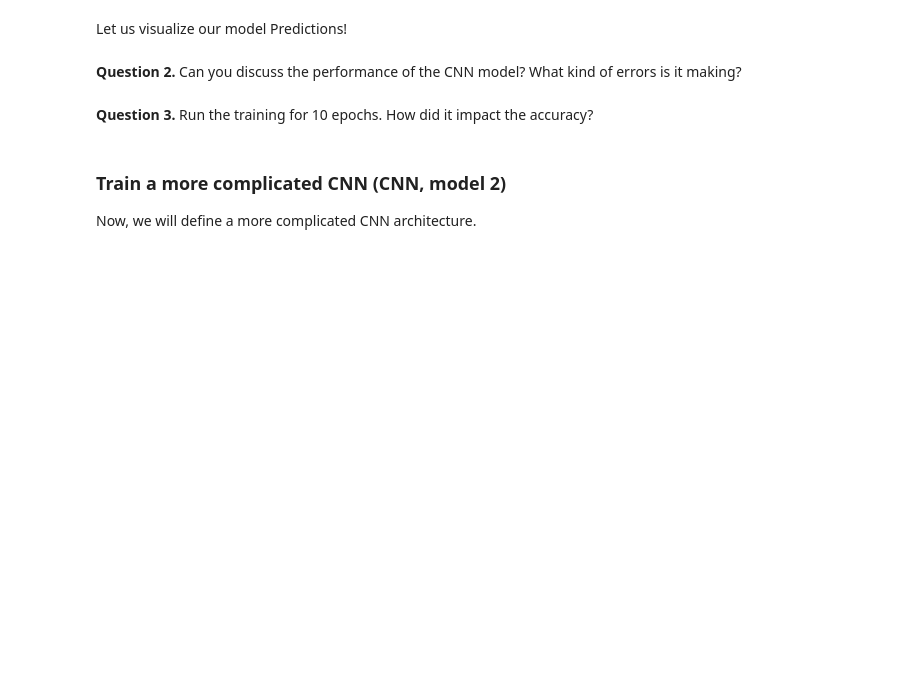
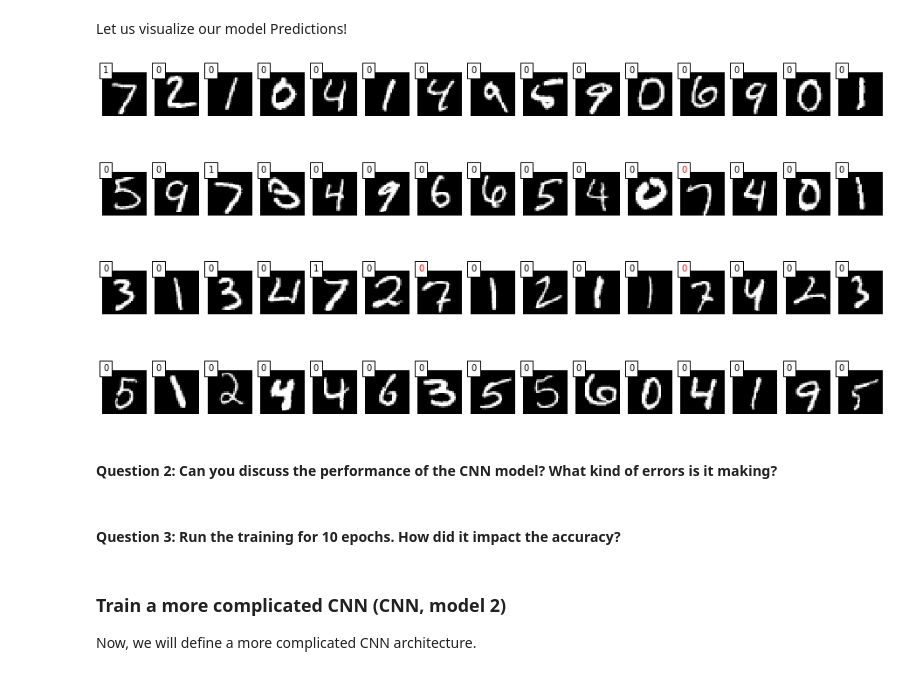
Before and after one commit to cis3715-temple-2020/cis3715-temple-2020.github.io, a Jupyter notebook: Lab8/CIS3715 (Temple - Spring 2020) Lab8-1.ipynb, the cells around one changed output. Saved outputs shown, nothing was run; the diff lists cells and outputs as text; code cells hidden in the pictures; blank space fills up the shorter version.

```diff
--- a/Lab8/CIS3715 (Temple - Spring 2020) Lab8-1.ipynb
+++ b/Lab8/CIS3715 (Temple - Spring 2020) Lab8-1.ipynb
@@ -131,7 +160,7 @@ np.random.seed(1)  # for reproducibilty!!
 # The subset is composed of all the examples where the digit is 7, and 20,000 examples are not 7.
 sevens = np.where(y_train == 7)[0].tolist()
 not_sevens = np.where(y_train != 7)[0].tolist()
-num_keepers = 20000
+num_keepers = 10000
 not_sevens = np.random.choice(not_sevens, num_keepers, replace=False).tolist()
 
 subset = sevens + not_sevens
@@ -190,8 +221,8 @@ nb_pool = 2
 # convolution kernel size
 nb_conv = 3
 
-# Vanilla SGD
-sgd = SGD(lr=0.1, decay=1e-6, momentum=0.9, nesterov=True)
+# SGD
+optimizer = Adam(lr=0.0002, amsgrad=True)
 # %% [markdown]
 **Step 1.** In this step we define architecture of the CNN
 
@@ -216,11 +268,12 @@ model.summary()
 **Step 2.** Here, we define the loss function. You will see that the loss function is not Mean Square Error, but Cross Entropy. Cross Entropy is a very popular choice when training neural networks for classification problems.
 # %%
 model.compile(loss='categorical_crossentropy',
-              optimizer=sgd,
+              optimizer=optimizer,
               metrics=['accuracy'])
 # %% [markdown]
 **Step 3.** This line of code trains CNN. This is going to take about a minute. Observe that we will only have 2 epochs of training, for the sake of time. You will see how the accuracy on training and valiadion data evolves during training.
 # %%
+nb_epoch = 10
 hist = model.fit(X_train, Y_train, batch_size=batch_size,
                  epochs=nb_epoch, verbose=1,
                  validation_data=(X_test, Y_test))
@@ -253,20 +331,28 @@ print('Test Accuracy:', accuracy)
 # %% [markdown]
 Let us visualize our model Predictions!
 # %%
-sliced = 15
-predicted = model.predict(X_test[:sliced]).argmax(-1)
+def show_results(model):
+    rows = 4
+    columns = 15
+    sliced = rows*columns
+    predicted = model.predict(X_test[:sliced]).argmax(-1)
 
-plt.figure(figsize=(16,8))
-for i in range(sliced):
-    plt.subplot(1, slice, i+1)
-    plt.imshow(X_test_orig[i], interpolation='nearest')
-    plt.text(0, 0, predicted[i], color='black',
-             bbox=dict(facecolor='white', alpha=1))
-    plt.axis('off')
+    plt.figure(figsize=(16,8))
+    for i in range(sliced):
+        plt.subplot(rows, columns, i+1)
+        plt.imshow(X_test_orig[i], cmap='gray', vmin=0, vmax=255)
+        color = 'black' if Y_test[i, 1] == predicted[i] else 'red'
+        plt.text(0, 0, predicted[i], color=color,
+                 bbox=dict(facecolor='white', alpha=1))
+        plt.axis('off')
+
+show_results(model)
+# %% [output]
+[figure, added]
 # %% [markdown]
-**Question 2.** Can you discuss the performance of the CNN model? What kind of errors is it making?
+#### Question 2: Can you discuss the performance of the CNN model? What kind of errors is it making?
 # %% [markdown]
-**Question 3.** Run the training for 10 epochs. How did it impact the accuracy?
+#### Question 3: Run the training for 10 epochs. How did it impact the accuracy?
 # %% [markdown]
 ### Train a more complicated CNN (CNN, model 2)
 
```
Also changed, not shown: parts of 42 cells of this notebook.
